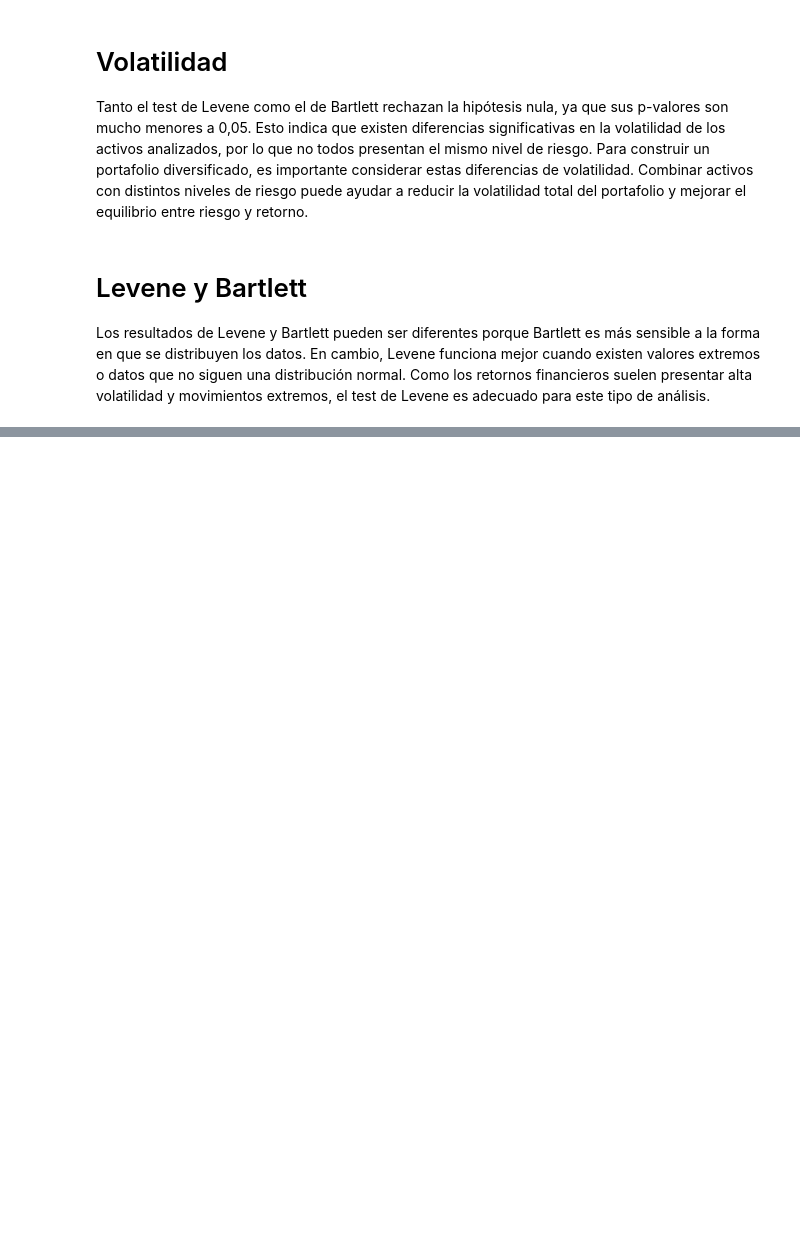
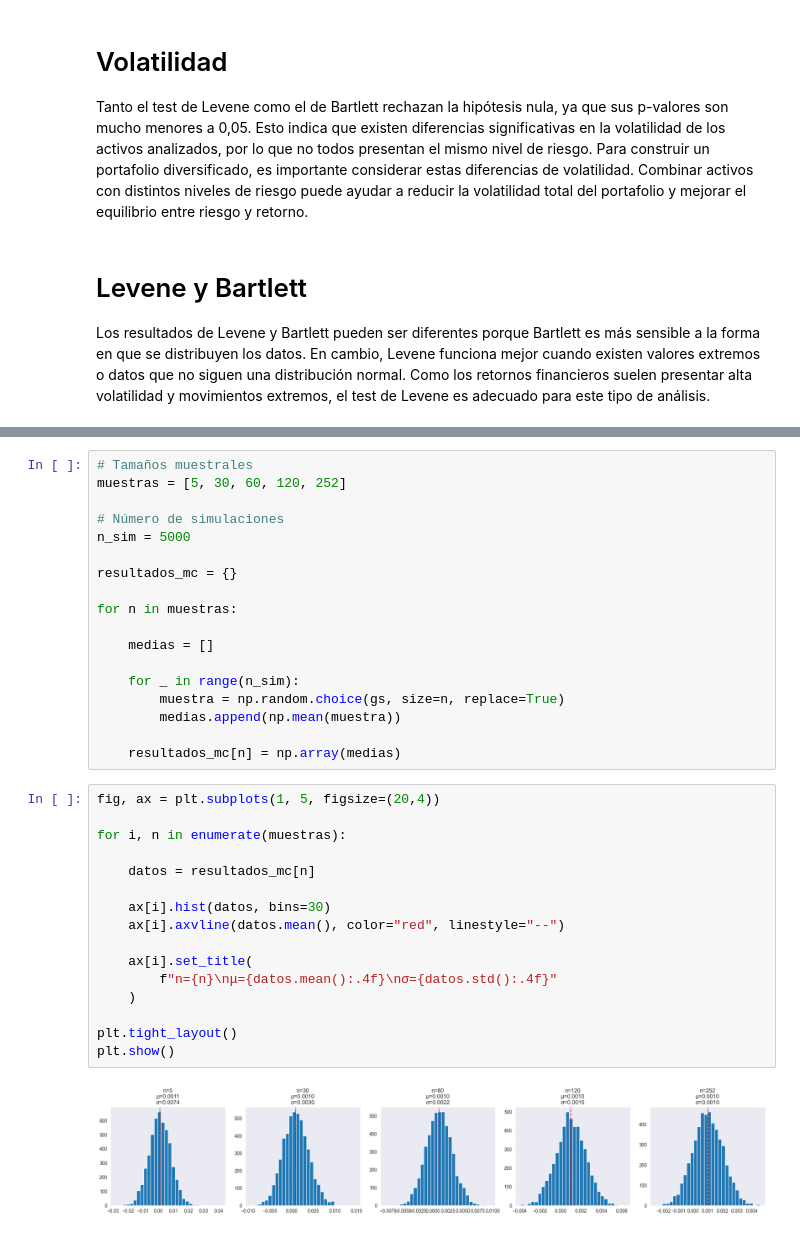
Before and after one commit to Antoniacifuentes/ds_finance_cifuentes, a Jupyter notebook: notebooks/hw2.ipynb, the cells around one changed output, grey strips where cells are left out. Cells and saved outputs as stored; diff of their text form; blank space fills up the shorter version.

```diff
--- a/notebooks/hw2.ipynb
+++ b/notebooks/hw2.ipynb
@@ -646,0 +671,36 @@ Como los retornos financieros suelen presentar alta volatilidad y movimientos ex
+# %%
+# Tamaños muestrales
+muestras = [5, 30, 60, 120, 252]
+
+# Número de simulaciones
+n_sim = 5000
+
+resultados_mc = {}
+
+for n in muestras:
+
+    medias = []
+
+    for _ in range(n_sim):
+        muestra = np.random.choice(gs, size=n, replace=True)
+        medias.append(np.mean(muestra))
+
+    resultados_mc[n] = np.array(medias)
+# %%
+fig, ax = plt.subplots(1, 5, figsize=(20,4))
+
+for i, n in enumerate(muestras):
+
+    datos = resultados_mc[n]
+
+    ax[i].hist(datos, bins=30)
+    ax[i].axvline(datos.mean(), color="red", linestyle="--")
+
+    ax[i].set_title(
+        f"n={n}\nμ={datos.mean():.4f}\nσ={datos.std():.4f}"
+    )
+
+plt.tight_layout()
+plt.show()
+# %% [output]
+[figure, added]
```
Also changed, not shown: parts of 12 cells of this notebook.
